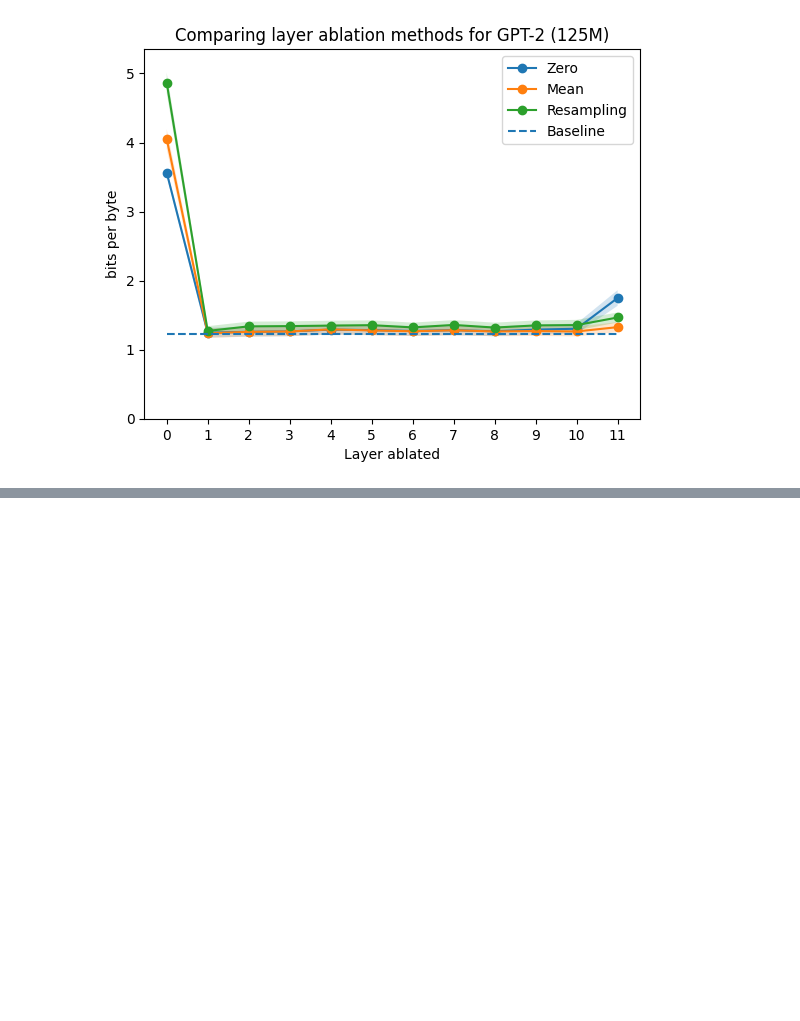
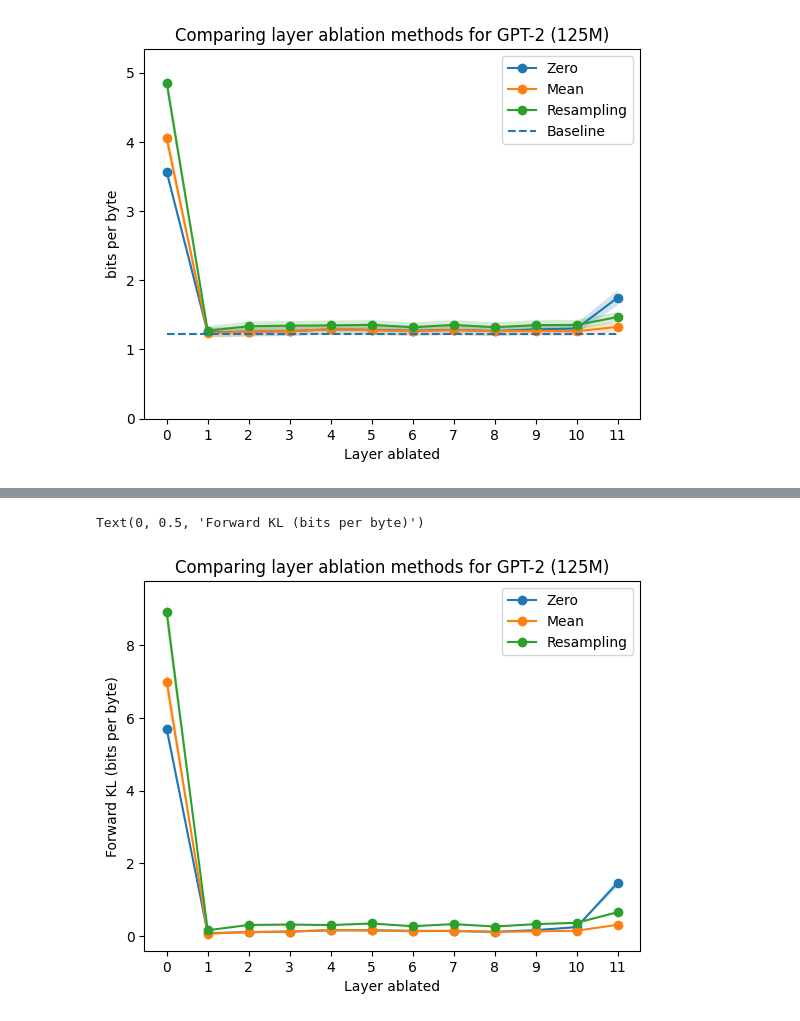
Before and after one commit to AlignmentResearch/tuned-lens, a Jupyter notebook: notebooks/layer_ablation.ipynb, the cells around one changed output, grey strips where cells are left out. Drawn from its saved outputs; the diff is of its cells as text; code cells hidden in the pictures; blank space fills up the shorter version.

```diff
--- a/notebooks/layer_ablation.ipynb
+++ b/notebooks/layer_ablation.ipynb
@@ -142 +186,11 @@ Text(0.5, 1.0, 'Comparing layer ablation methods for GPT-2 (125M)')
+# %%
+plot_losses(gpt2_zero.fwd_kls.cpu(), "Zero")
+plot_losses(gpt2_mean.fwd_kls.cpu(), "Mean")
+plot_losses(gpt2_resample.fwd_kls.cpu(), "Resampling")
+plt.legend()
+plt.title("Comparing layer ablation methods for GPT-2 (125M)")
+plt.ylabel("Forward KL (bits per byte)")
+# %% [output]
+Text(0, 0.5, 'Forward KL (bits per byte)')
+[figure, added]
 # %%
```
Also changed, not shown: parts of 18 cells of this notebook, 12 other files.
